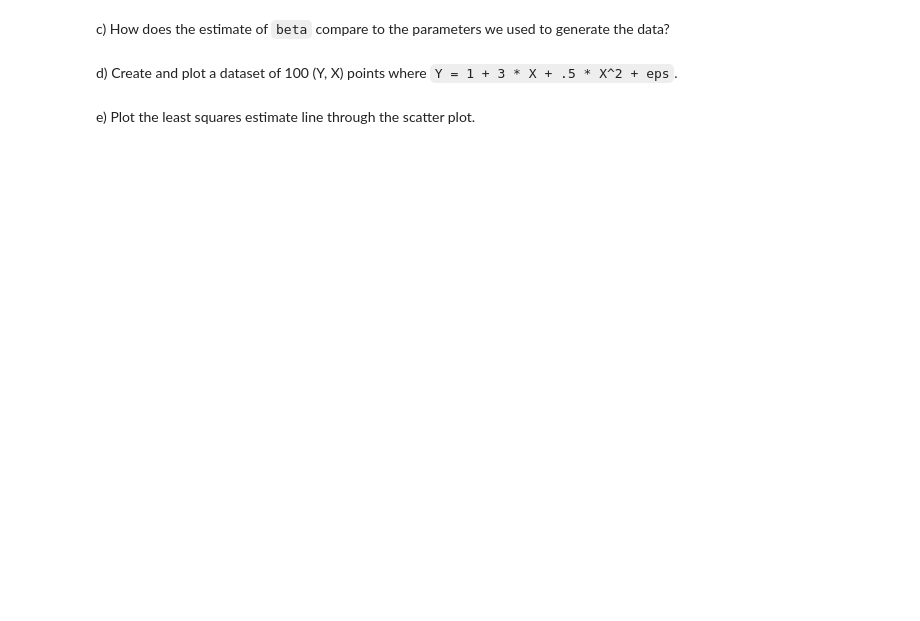
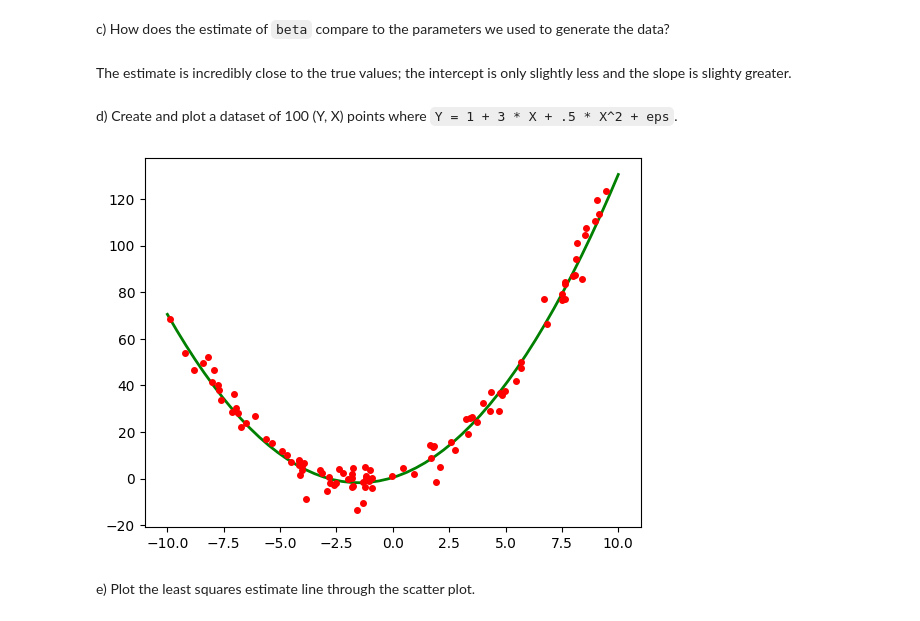
Before and after one commit to TristanLee187/Data-Science-Fundamentals, a Jupyter notebook: lecture_18/worksheet_18.ipynb, the cells around one changed output. Drawn from its saved outputs; the diff is of its cells as text; code cells hidden in the pictures; blank space fills up the shorter version.

```diff
--- a/lecture_18/worksheet_18.ipynb
+++ b/lecture_18/worksheet_18.ipynb
@@ -88,6 +92,21 @@ plt.show()
 # %% [markdown]
 c) How does the estimate of `beta` compare to the parameters we used to generate the data?
+# %% [markdown]
+The estimate is incredibly close to the true values; the intercept is only slightly less and the slope is slighty greater.
 # %% [markdown]
 d) Create and plot a dataset of 100 (Y, X) points where `Y = 1 + 3 * X + .5 * X^2 + eps`.
+# %%
+x_plot = np.linspace(-10,10,50)
+true_beta = np.array([0.5, 3, 1])
+plt.plot(x_plot, true_beta[0]+true_beta[1]*x_plot+true_beta[2]*x_plot**2, lw=2, c='g', label="Truth")
+
+x = -10.0 + 20.0 * np.random.random(SAMPLE_SIZE)
+y = true_beta[0] + true_beta[1] * x + true_beta[2] * x ** 2 + 5*np.random.randn(SAMPLE_SIZE)
+plt.plot(x,y,'ro',markersize=4)
+ax.set_xlim(-10,10)
+ax.set_ylim(-10,10)
+plt.show()
+# %% [output]
+[figure, added]
 # %% [markdown]
 e) Plot the least squares estimate line through the scatter plot.
```
Also changed, not shown: parts of 6 cells of this notebook.
